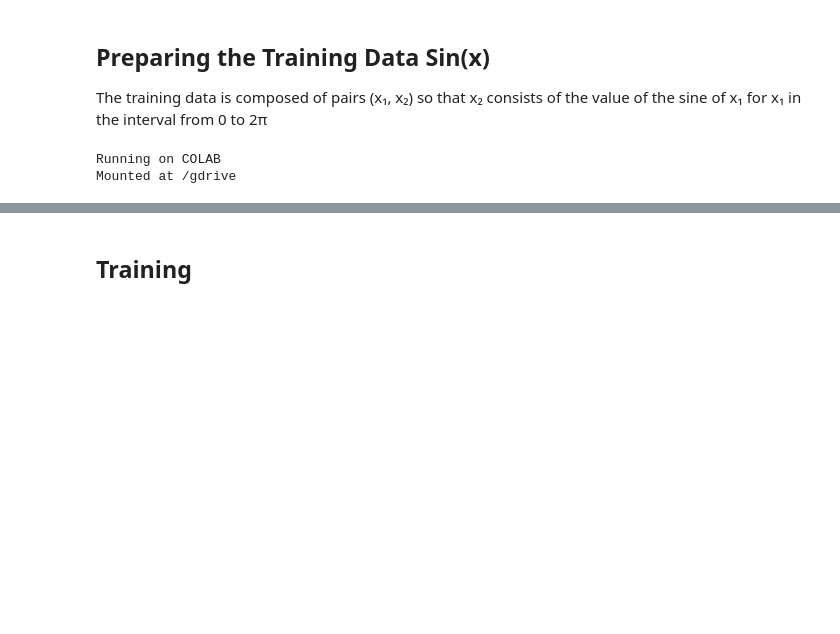
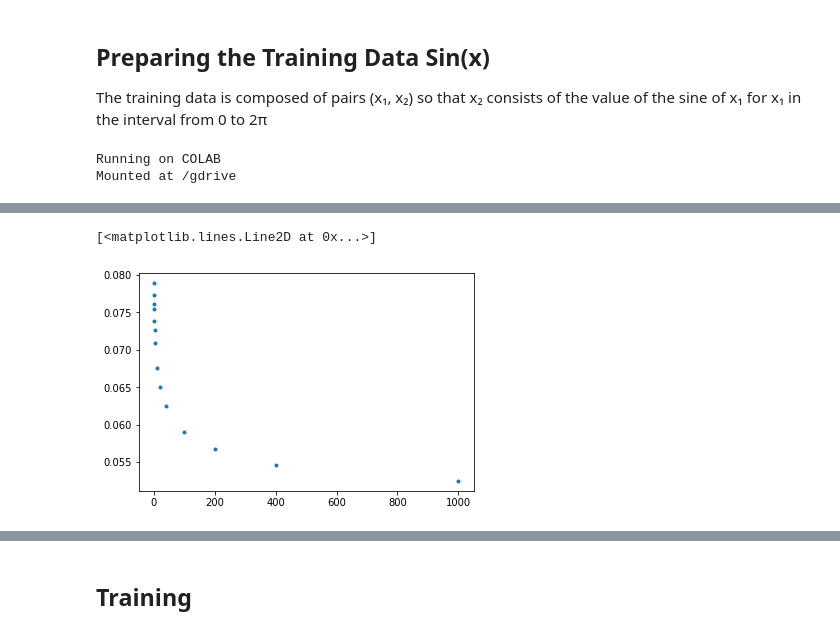
Before and after one commit to emanbuc/ML-GAN, a Jupyter notebook: Signal_generation_EIS_GAN_DIM14.ipynb, the cells around one changed output, grey strips where cells are left out. Saved outputs shown, nothing was run; the diff lists cells and outputs as text; code cells hidden in the pictures; blank space fills up the shorter version.

```diff
--- a/Signal_generation_EIS_GAN_DIM14.ipynb
+++ b/Signal_generation_EIS_GAN_DIM14.ipynb
@@ -338,0 +353,5 @@ train_set
+# %%
+plt.plot(frequency_list, train_data[1,0:14], ".")
+# %% [output]
+[<matplotlib.lines.Line2D at 0x...>]
+[figure, added]
```
Also changed, not shown: parts of 18 cells of this notebook.
